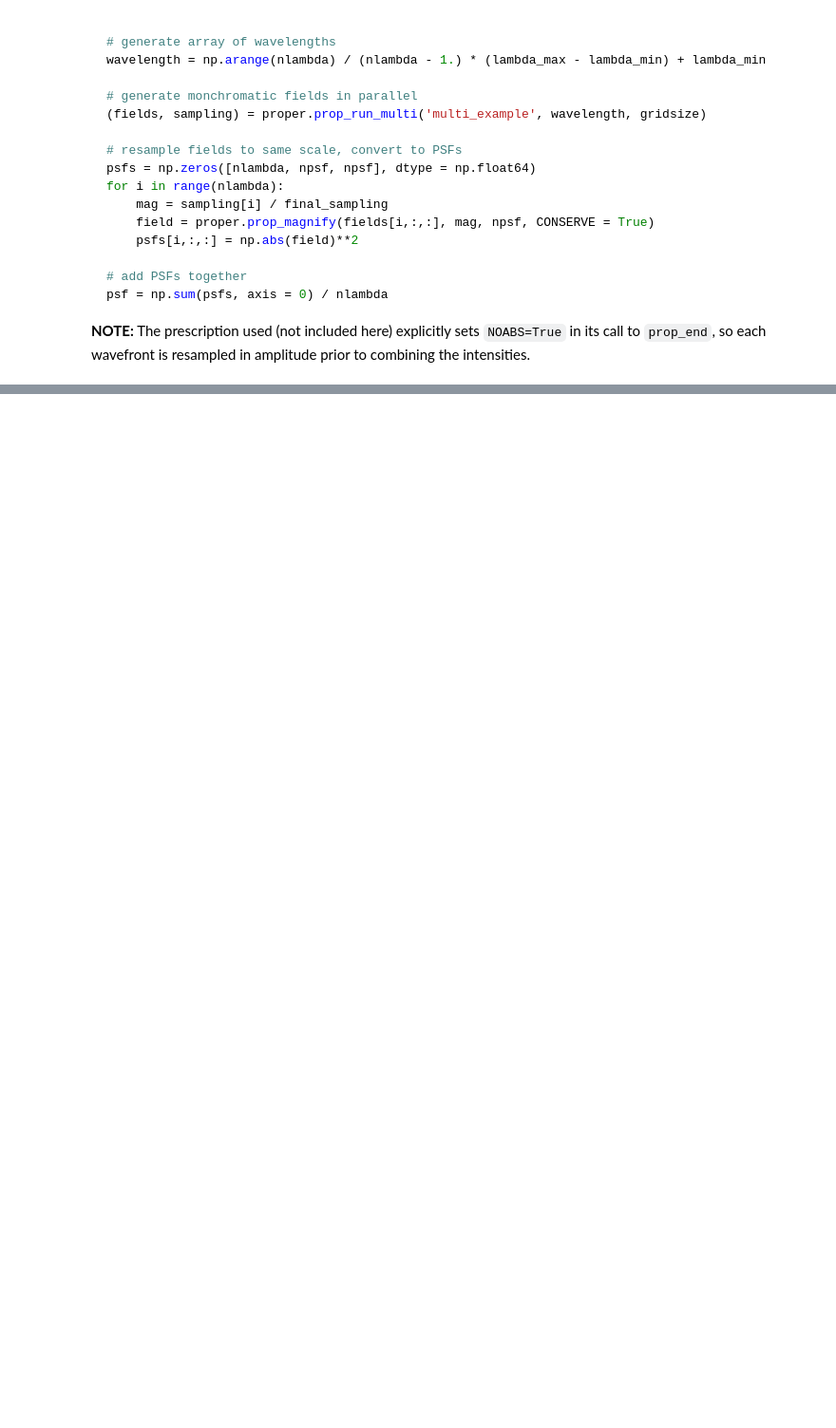
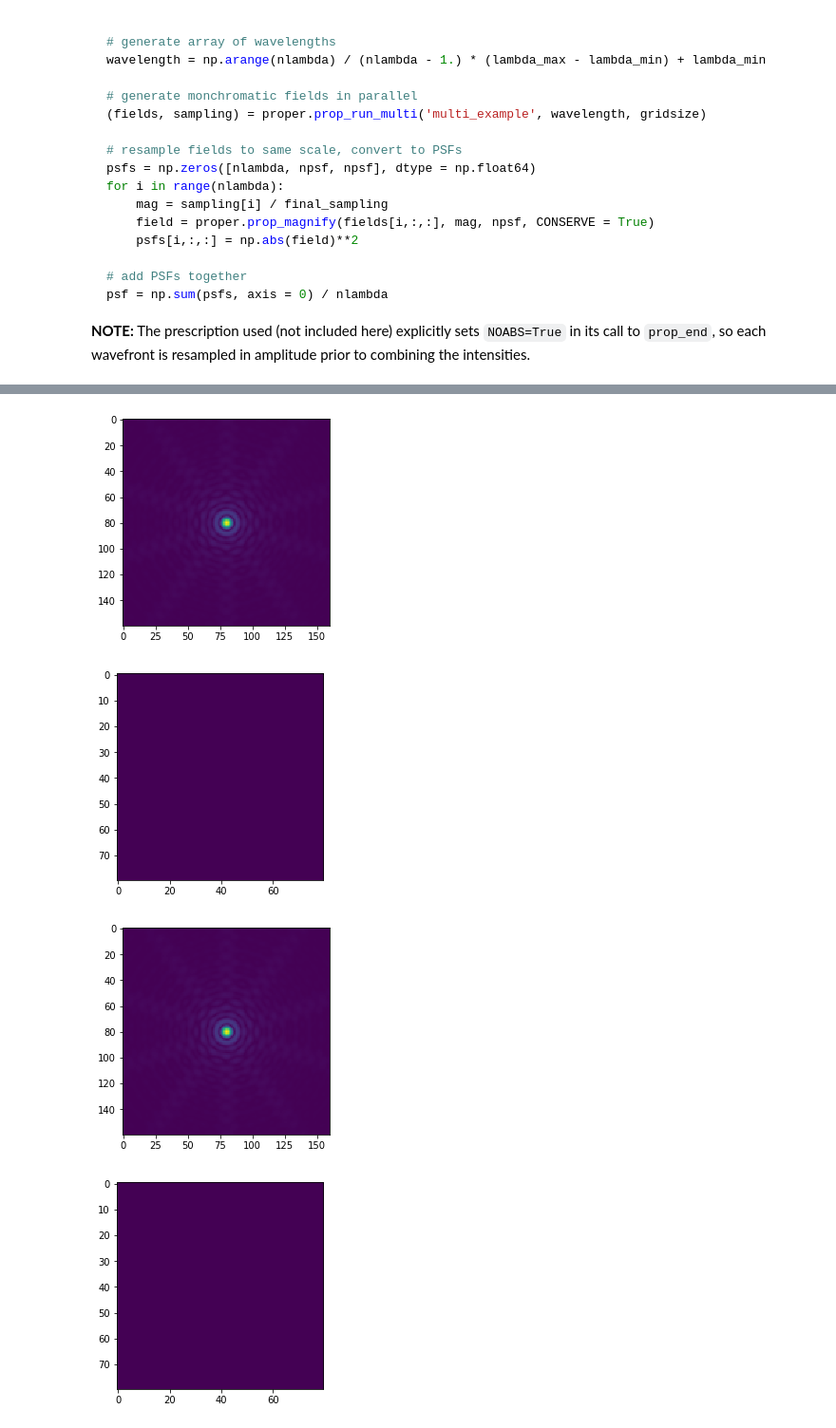
Before and after one commit to benjaminpope/toliman, a Jupyter notebook: image_modelling/toliman PROPER conic RC multi.ipynb, the cells around one changed output, grey strips where cells are left out. Shown at 95% size. Drawn from its saved outputs; the diff is of its cells as text; code cells hidden in the pictures; blank space fills up the shorter version.

```diff
--- a/image_modelling/toliman PROPER conic RC multi.ipynb
+++ b/image_modelling/toliman PROPER conic RC multi.ipynb
@@ -149,16 +147,27 @@ settings['noabs'] = True
 # %%
 detector_pitch = 11.0e-6 # m/pixel
 npixels = 512
 npsf = npixels*2
 common_sampling = detector_pitch/2. # for Nyquist
 wl_weights = [1.,1.,1.,1.,1.] # Relative intensity of each wavefront
 norm = sum(wl_weights) # Rescale
 
 psfs = np.zeros([n_wavelengths, npsf, npsf], dtype = np.float64)
 # Resample and weight
 for i in range(n_wavelengths):
+    weight = wl_weights[i]/norm
+    wf = wavefronts[i]
+%    plt.imshow(np.abs(wf[1024-80:1024+80, 1024-80:1024+80]), interpolation = 'none', cmap='viridis')
+    plt.show()
     mag = samplings[i] / common_sampling
     field = proper.prop_magnify(wavefronts[i,:,:], mag, npsf, CONSERVE = True)
-    psfs[i,:,:] = wl_weights[i]/norm*np.abs(field)**2
+%    plt.imshow(np.abs(field[1024-80:1024+80, 1024-80:1024+80]), interpolation = 'none', cmap='viridis')
+    plt.show()
+    psfs[i,:,:] = (np.abs(field)**2)*weight
 
 psf = np.sum(psfs, axis=0)
+# %% [output]
+[figure, added]
+[figure, added]
+[figure, added]
+[figure, added]
```
Also changed, not shown: parts of 10 cells of this notebook, 1 other file.
